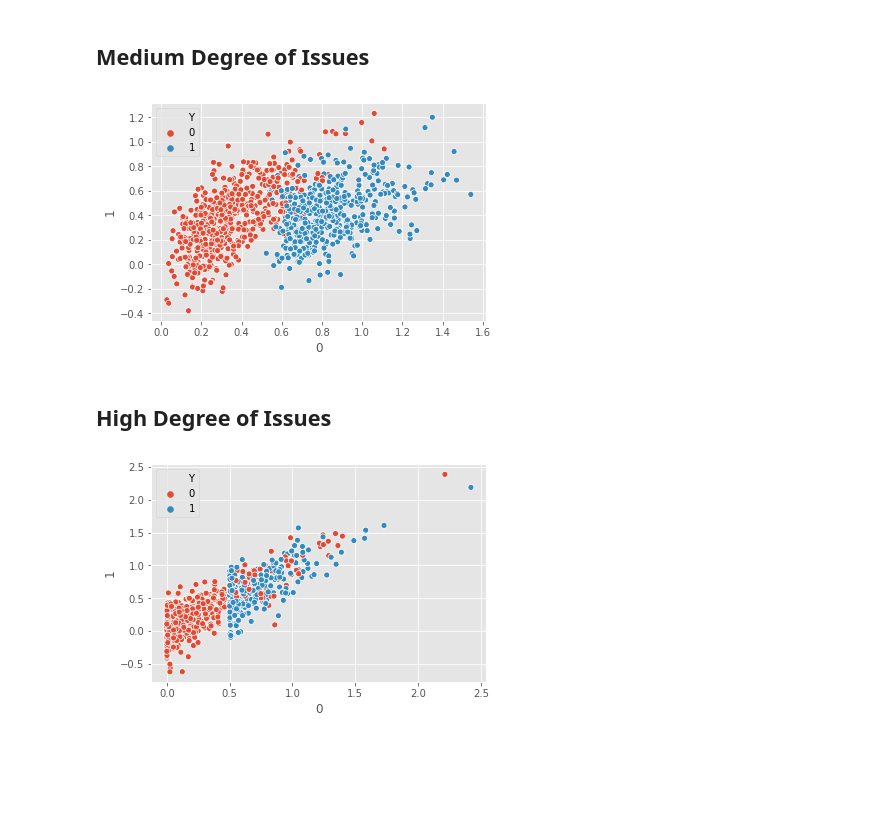
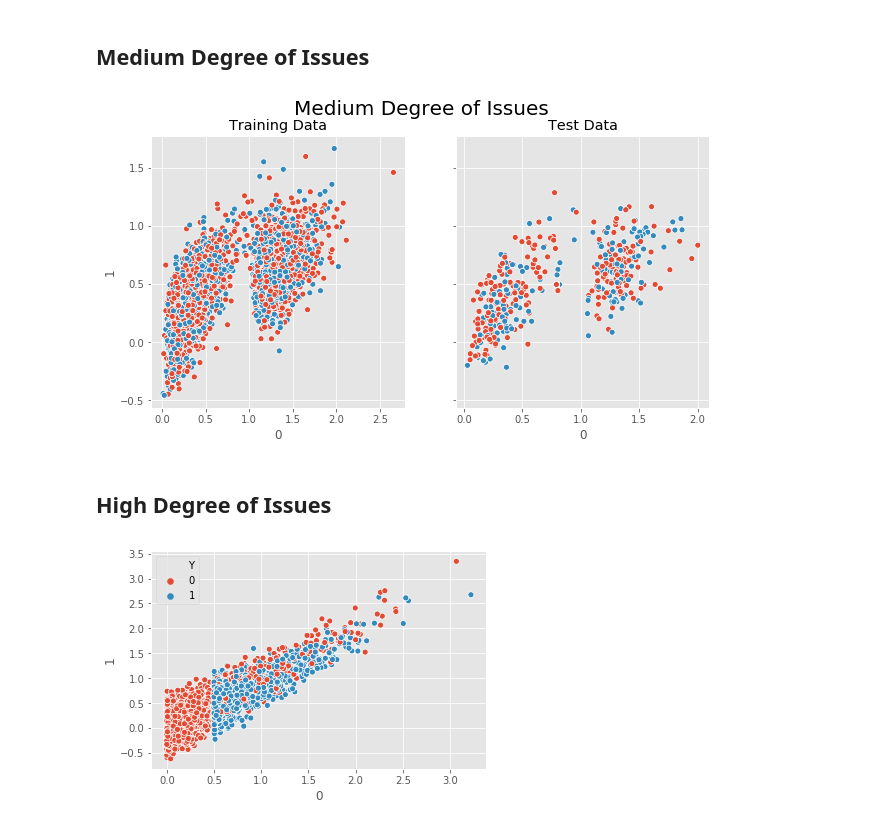
Before and after one commit to areichel90/DS5220-NaiveBayes, a Jupyter notebook: Combined Issues.ipynb, the cells around one changed output. Saved outputs shown, nothing was run; the diff lists cells and outputs as text; code cells hidden in the pictures; blank space fills up the shorter version.

```diff
--- a/Combined Issues.ipynb
+++ b/Combined Issues.ipynb
@@ -81,8 +85,8 @@ def replaceColumnWithCollinearColumn(df,sourceColumn, targetColumn, noiseStd, cl
 ## Generating Data
 # %%
 #Create a single dataframe of length n
-def generateDataFrame(n=1000,features=2,informative=2,classImbalance = 0,n_redundant=0,classSeparation=1):
-
+def generateDataFrame(features=2,informative=2,classImbalance = 0,n_redundant=0,classSeparation=1):
+    n=10000
     #Generate more data so we end up with roughly n observations after dropping class imbalance rows
     if classImbalance > 0:
         n = n + (classImbalance * .5 * n)
@@ -131,73 +146,91 @@ plt.show()
 # %%
 classImbalance = .25
 nanPercentage = .25
-classSeparation = .5
-n=1000
-df = generateDataFrame(n=n,features=2,informative=2,classImbalance = classImbalance, classSeparation = classSeparation )
+classSeparation = 1
+df_med = generateDataFrame(features=2,informative=2,classImbalance = classImbalance, classSeparation = classSeparation )
 
 #Function to transform the 'skewed' class 1 observations
 def addClassSeparation(x):
     return x+classSeparation
 #Replace column 0 with skewed data (chi square distribution)
 #Degrees free around 7 looks a little normal, but a little skewed. Dividing by 20 keeps it within 0-3
-df = replaceColumnWithSkewedData(df,0,transformFunc=addClassSeparation, degreesFree = 7, scaling = 20)
+df_med = replaceColumnWithSkewedData(df_med,0,transformFunc=addClassSeparation, degreesFree = 7, scaling = 20)
 
 #Returns data for destination column based on source column
 def class1TransformFunc(source):
     return source*.5
 def class0TransformFunc(source):
     return source
-df = replaceColumnWithCollinearColumn(df,sourceColumn=0, targetColumn=1, noiseStd=.2, class1TransformFunc=class1TransformFunc\
+df_med = replaceColumnWithCollinearColumn(df_med,sourceColumn=0, targetColumn=1, noiseStd=.2, class1TransformFunc=class1TransformFunc\
                                       , class0TransformFunc=class0TransformFunc)
 
 #Train/test split
-X = df.iloc[:,0:len(df.columns)-1] #grab only the features, assumes label is the last column
-Y = df["Y"]
+X = df_med.iloc[:,0:len(df_med.columns)-1] #grab only the features, assumes label is the last column
+Y = df_med["Y"]
 
-X, X_test, Y, Y_test = train_test_split(X, Y, test_size=0.25) #add random_state=1 later
+X_train_med, X_test_med, Y_train_med, Y_test_med = train_test_split(X, Y, test_size=0.25) #add random_state=1 later
 
 #Generate missing values from data (have to run this after train/test split for some reason)
-X = createNaNValues(X, probability = nanPercentage)
-X_test = createNaNValues(X_test, probability = nanPercentage)
+X_train_med = createNaNValues(X_train_med, probability = nanPercentage)
+X_test_med = createNaNValues(X_test_med, probability = nanPercentage)
 
-sns.scatterplot(x=0,y=1,hue="Y",data=df)
-plt.show()
+#Impute values using mean. Must run this after train/test split (can't use train data for mean of test data)
+#TODO - impute seems a bit off
+X_train_med = pd.DataFrame(SimpleFill().fit_transform(X_train_med))
+X_test_med = pd.DataFrame(SimpleFill().fit_transform(X_test_med))
+
+#Plotting
+fig, ax = plt.subplots(1, 2, sharex='col', sharey='row')
+fig.set_size_inches(10, 5)
+plt.suptitle("Medium Degree of Issues", fontsize=20)
+
+ax[0].set_title("Training Data")
+
+sns.scatterplot(x=X_train_med[0],y=X_train_med[1],hue=Y_train_med, ax=ax[0])
+ax[0].get_legend().remove()
+ax[1].set_title("Test Data")
+
+sns.scatterplot(x=X_test_med[0],y=X_test_med[1],hue=Y_test_med, ax=ax[1])
+ax[1].get_legend().remove()
 # %% [output]
-[figure, old version]
+[figure, new version]
 # %% [markdown]
 ## High Degree of Issues
 # %%
 classImbalance = .5
 nanPercentage = .5
 classSeparation = .5
-n=1000
-df = generateDataFrame(n=n,features=2,informative=2,classImbalance = classImbalance, classSeparation = classSeparation )
+df_high = generateDataFrame(features=2,informative=2,classImbalance = classImbalance, classSeparation = classSeparation )
 
 #Function to transform the 'skewed' class 1 observations
 def addClassSeparation(x):
     return x+classSeparation
 #Replace column 0 with skewed data (chi square distribution)
 #Degrees free around 1 is highly skewed
-df = replaceColumnWithSkewedData(df,0,transformFunc=addClassSeparation, degreesFree = 1, scaling = 5)
+df_high = replaceColumnWithSkewedData(df_high,0,transformFunc=addClassSeparation, degreesFree = 1, scaling = 5)
 
 def class1TransformFunc(source):
     return source*.9
 def class0TransformFunc(source):
     return source
-df = replaceColumnWithCollinearColumn(df,sourceColumn=0, targetColumn=1, noiseStd=.2, class1TransformFunc=class1TransformFunc\
+df_high = replaceColumnWithCollinearColumn(df_high,sourceColumn=0, targetColumn=1, noiseStd=.2, class1TransformFunc=class1TransformFunc\
                                       , class0TransformFunc=class0TransformFunc)
 
 #Train/test split
-X = df.iloc[:,0:len(df.columns)-1] #grab only the features, assumes label is the last column
-Y = df["Y"]
+X = df_high.iloc[:,0:len(df_high.columns)-1] #grab only the features, assumes label is the last column
+Y = df_high["Y"]
 
-X, X_test, Y, Y_test = train_test_split(X, Y, test_size=0.25) #add random_state=1 later
+X_train_high, X_test_high, Y_train_high, Y_test_high = train_test_split(X, Y, test_size=0.25) #add random_state=1 later
 
 #Generate missing values from data (have to run this after train/test split for some reason)
-X = createNaNValues(X, probability = nanPercentage)
-X_test = createNaNValues(X_test, probability = nanPercentage)
+X_train_high = createNaNValues(X_train_high, probability = nanPercentage)
+X_test_high = createNaNValues(X_test_high, probability = nanPercentage)
 
-sns.scatterplot(x=0,y=1,hue="Y",data=df)
+#Impute values using mean. Must run this after train/test split (can't use train data for mean of test data)
+X_train_high = pd.DataFrame(SimpleFill().fit_transform(X_train_high))
+X_test_high = pd.DataFrame(SimpleFill().fit_transform(X_test_high))
+
+sns.scatterplot(x=0,y=1,hue="Y",data=df_high)
 plt.show()
 # %% [output]
-[figure, old version]
+[figure, new version]
```
Also changed, not shown: parts of 11 cells of this notebook.
